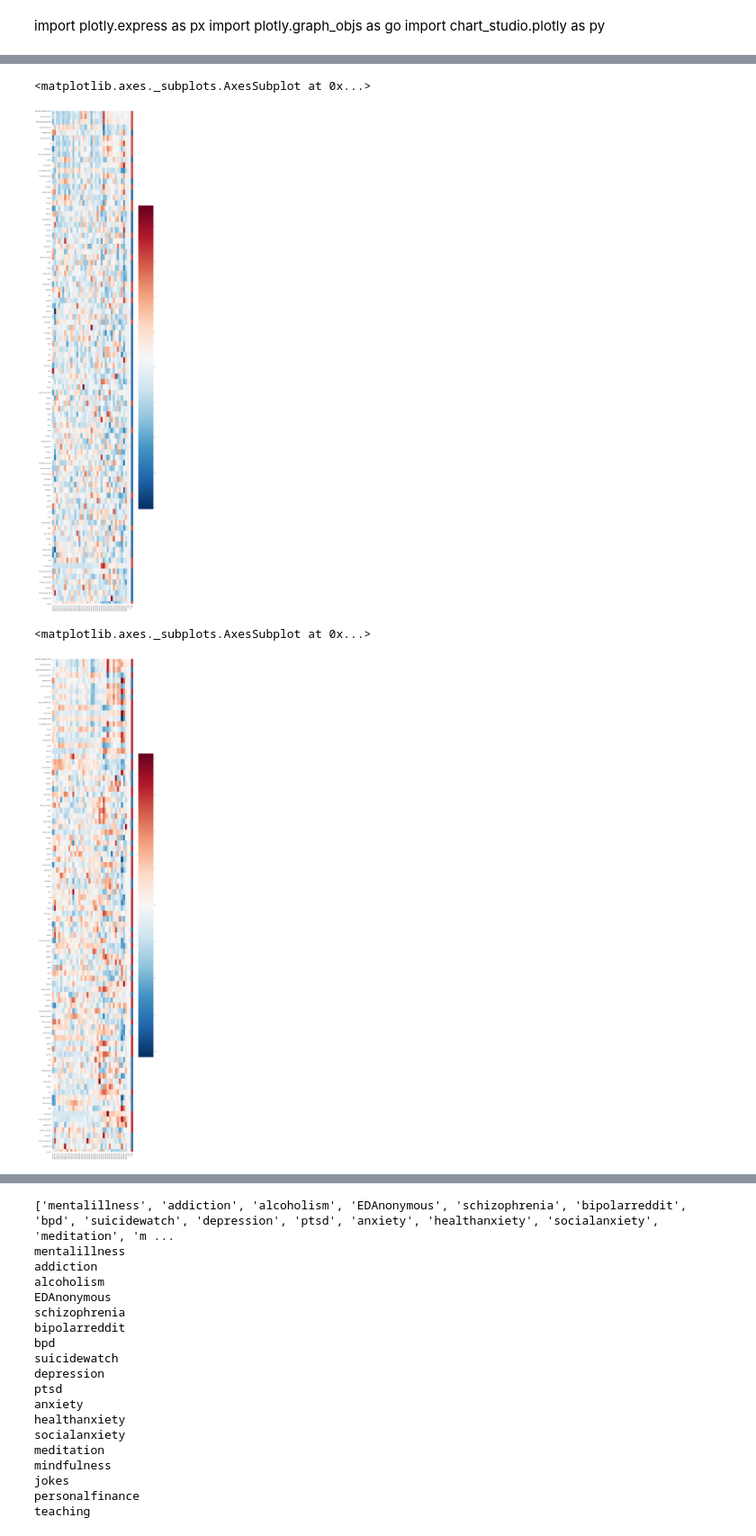
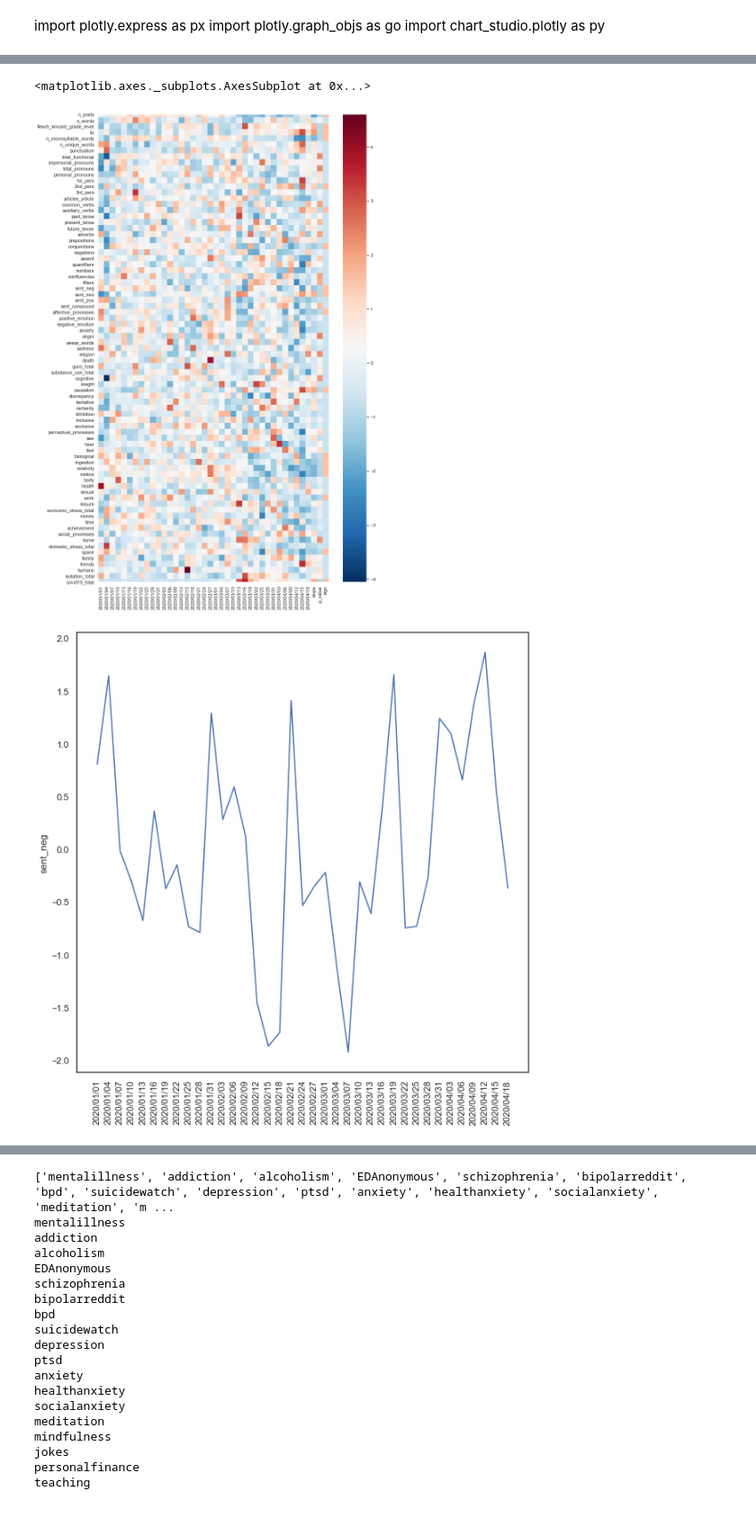
Before and after one commit to danielmlow/reddit, a Jupyter notebook: reddit_descriptive.ipynb, the cells around one changed output, grey strips where cells are left out. Shown at 90% size. Cells and saved outputs as stored; diff of their text form; code cells hidden in the pictures.

```diff
--- a/reddit_descriptive.ipynb
+++ b/reddit_descriptive.ipynb
@@ -364,19 +428,23 @@ sns.heatmap(summary, cmap = 'RdBu_r')
 subreddit = 'socialanxiety'
 summary = timeseries_summary(input_dir, subreddit = subreddit, pre_or_post = 'post',
                        timestep = 3, metric='mean',weigh_by_Nwords = True)
+
+# Reorder features and filter
+summary = summary.T[keep].T
+
 # Plot
-sns.set(style='white', rc={'figure.figsize':(16,80)}, font_scale =1)
+sns.set(style='white', rc={'figure.figsize':(12,20)}, font_scale =1)
 sns.heatmap(summary, cmap = 'RdBu_r')
 # %% [output]
 <matplotlib.axes._subplots.AxesSubplot at 0x...>
-[figure, old version]
+[figure, new version]
-# %%
-subreddit = 'personalfinance'
-summary = timeseries_summary(input_dir, subreddit = subreddit, pre_or_post = 'post',
-                       timestep = 3, metric='mean',weigh_by_Nwords = True)
-# Plot
-sns.set(style='white', rc={'figure.figsize':(16,80)}, font_scale =1)
-sns.heatmap(summary, cmap = 'RdBu_r')
-# %% [output]
-<matplotlib.axes._subplots.AxesSubplot at 0x...>
-[figure, removed]
+# %%
+sns.set(style='white', rc={'figure.figsize':(10,10)}, font_scale =1)
+variable = 'sent_neg'
+plt.plot(summary.columns[:-3], summary.T[variable][:-3])
+plt.title('')
+plt.ylabel(variable)
+plt.xticks(rotation=90)
+plt.show()
+# %% [output]
+[figure, added]
```
Also changed, not shown: parts of 27 cells of this notebook, 2 other files.
